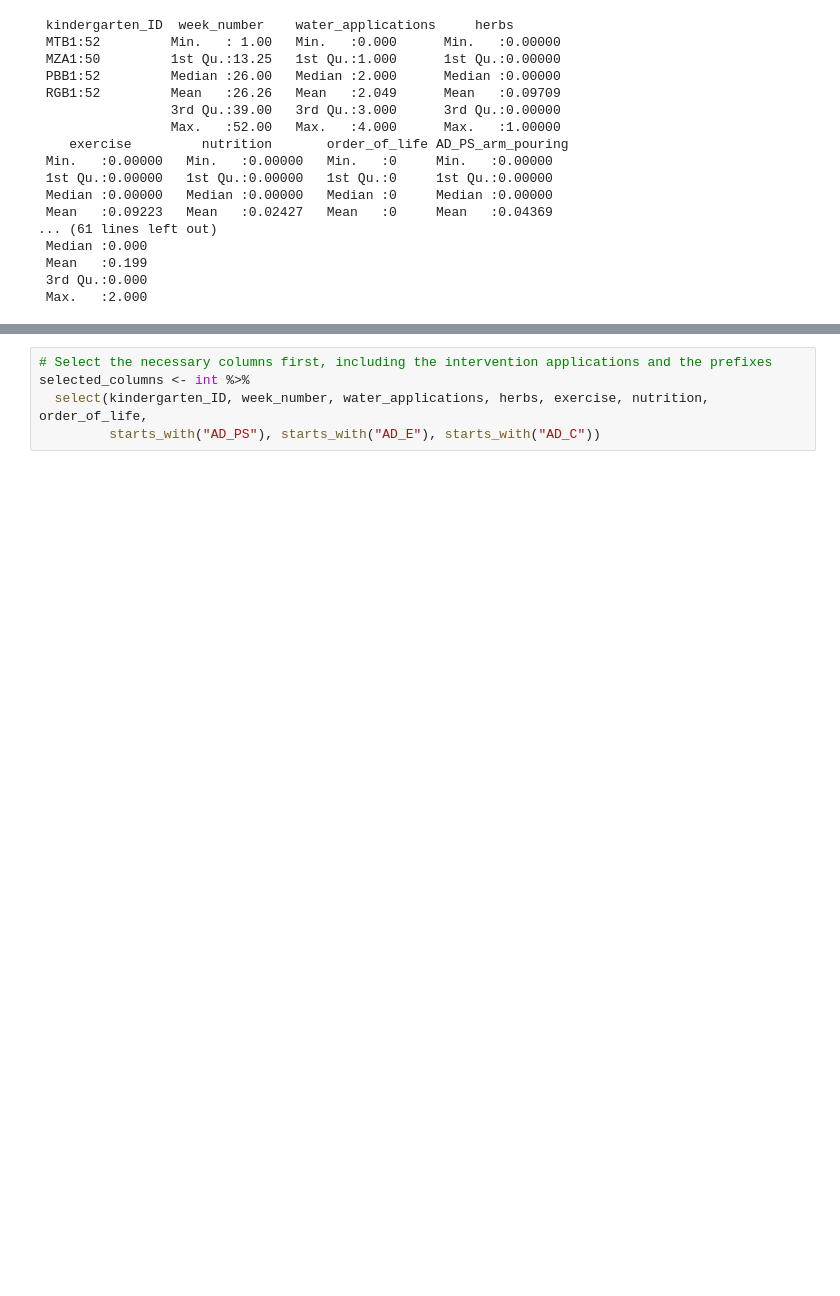
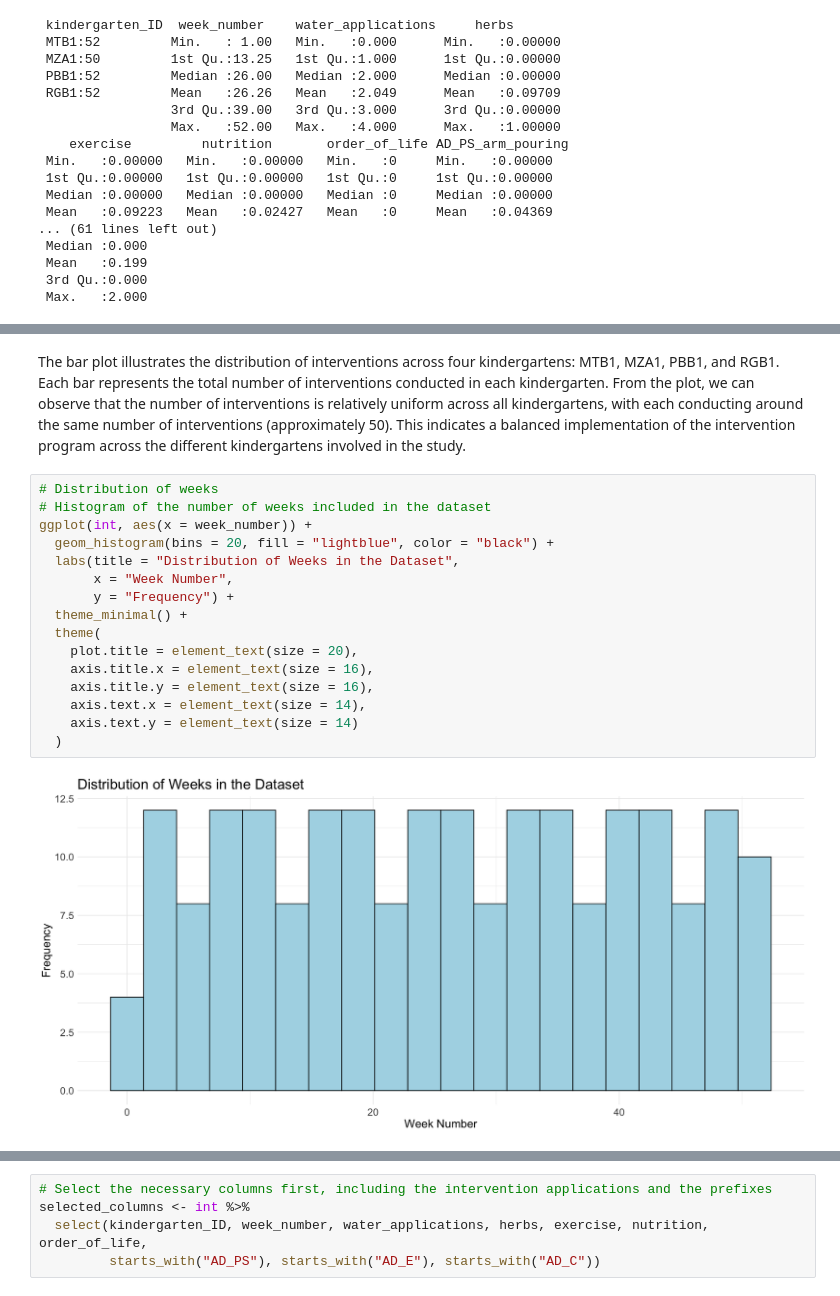
Before and after one commit to sschepanski/BlakesleeKneippBerlinKindergarten, a Jupyter notebook: scr/INT.ipynb, the cells around one changed output, grey strips where cells are left out. Drawn from its saved outputs; the diff is of its cells as text; blank space fills up the shorter version.

```diff
--- a/scr/EDA_INT.ipynb
+++ b/scr/INT.ipynb
@@ -162,0 +240,20 @@ In the Exploratory Data Analysis (EDA), my focus will be on examining the data d
+# %% [markdown]
+The bar plot illustrates the distribution of interventions across four kindergartens: MTB1, MZA1, PBB1, and RGB1. Each bar represents the total number of interventions conducted in each kindergarten. From the plot, we can observe that the number of interventions is relatively uniform across all kindergartens, with each conducting around the same number of interventions (approximately 50). This indicates a balanced implementation of the intervention program across the different kindergartens involved in the study.
+# %%
+# Distribution of weeks
+# Histogram of the number of weeks included in the dataset
+ggplot(int, aes(x = week_number)) +
+  geom_histogram(bins = 20, fill = "lightblue", color = "black") +
+  labs(title = "Distribution of Weeks in the Dataset",
+       x = "Week Number",
+       y = "Frequency") +
+  theme_minimal() +
+  theme(
+    plot.title = element_text(size = 20),
+    axis.title.x = element_text(size = 16),
+    axis.title.y = element_text(size = 16),
+    axis.text.x = element_text(size = 14),
+    axis.text.y = element_text(size = 14)
+  )
+# %% [output]
+[figure, added]
```
Also changed, not shown: parts of 45 cells of this notebook, 5 other files.
